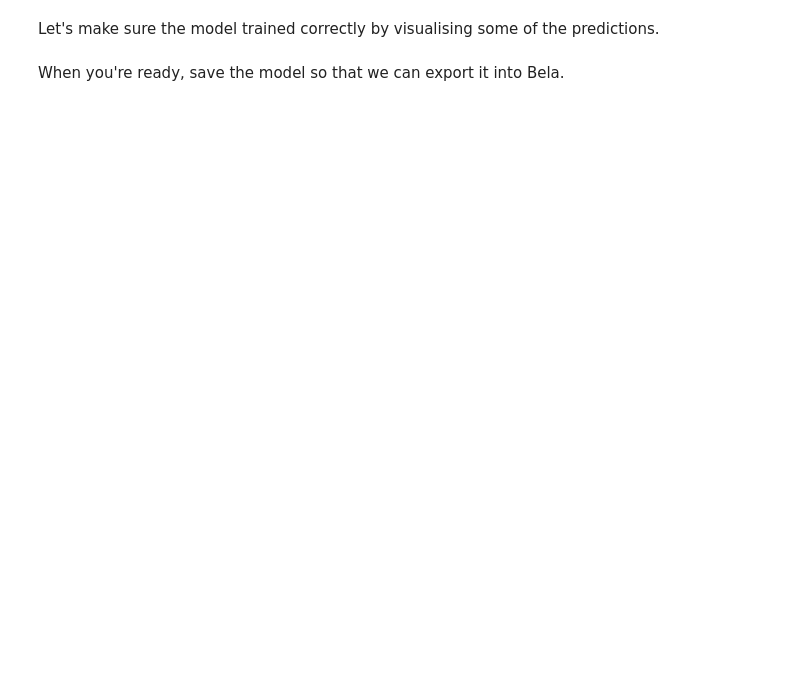
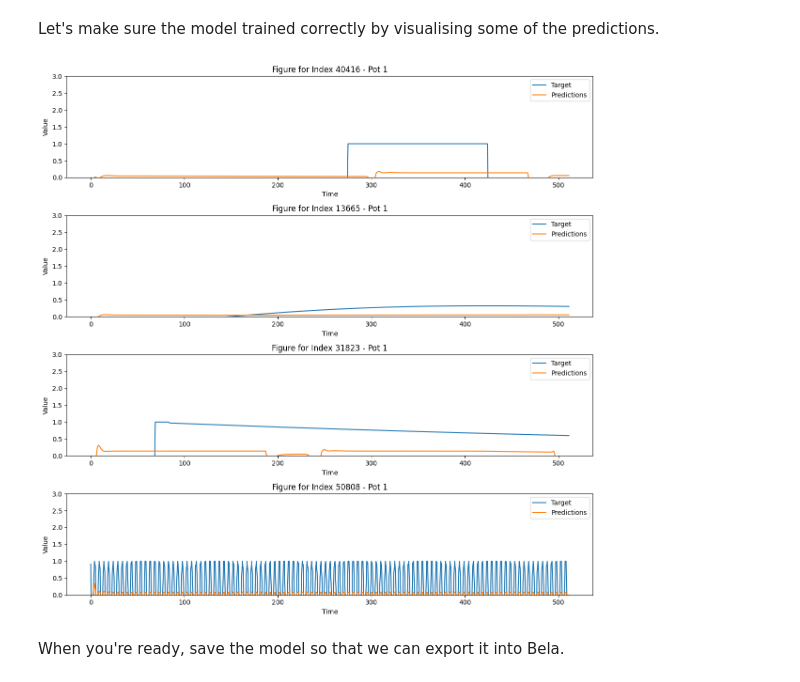
Before and after one commit to pelinski/hacklab-pybela, a Jupyter notebook: pipeline.ipynb, the cells around one changed output. Cells and saved outputs as stored; diff of their text form; code cells hidden in the pictures; blank space fills up the shorter version.

```diff
--- a/pipeline.ipynb
+++ b/pipeline.ipynb
@@ -28,3 +25,6 @@ import torch
 import torch.nn as nn
 import torch.nn.functional as F
 from torch.utils.data import Dataset, DataLoader
+# %%
+device = torch.device("cuda" if torch.cuda.is_available() else "cpu")
+device
@@ -145,7 +152,7 @@ plt.show()
 Now we are ready to train our model.
 We can generate a pytorch compatible dataset using the `SensorDataset` class. This class divides the data you recorded previously in sequences of 512 values.
 # %%
-seq_len = 2048
+seq_len = 512
 batch_size = 32
 target_windows = 1
 
@@ -162,12 +169,13 @@ class AudioDataset(Dataset):
 
         sequences = torch.FloatTensor([data[i:i+seq_len] for i in range(0, len(data), seq_len)])
 
-        self.inputs = sequences[:-target_windows].to(self.device)
+        self.inputs = sequences[:-target_windows]
+        self.inputs = self.inputs.unsqueeze(2).to(self.device) # add feature dim
         outputs=[]
         for idx in range(1, len(sequences)-target_windows+1):
             tgt_seq =sequences[idx:target_windows+idx].flatten()
             outputs.append(tgt_seq)
-        self.outputs = torch.stack(outputs).to(self.device)
+        self.outputs = torch.stack(outputs).unsqueeze(2).to(self.device)
 
     def __len__(self):
         return len(self.inputs)
@@ -270,7 +308,7 @@ device = torch.device("cuda" if torch.cuda.is_available() else "cpu")
 optimizer = torch.optim.Adam(model.parameters(), lr=0.001)
 criterion = torch.nn.MSELoss(reduction='mean')
 
-epochs = 50
+epochs = 10
 
 print("Running on device: {}".format(device))
 
@@ -316,38 +378,34 @@ Let's make sure the model trained correctly by visualising some of the predictio
 # %%
 # Select random indexes for plotting
 num_examples = 4
 random_indexes = np.random.choice(len(dataset), size=num_examples, replace=False)
 
 # Calculate the number of rows for the subplots
 num_rows = num_examples
 
 # Set up subplots
-fig, axes = plt.subplots(num_rows, 2, figsize=(12, 3 * num_rows))
+fig, axes = plt.subplots(num_rows, 1, figsize=(12, 3 * num_rows))
 
 # Loop through random indexes and plot predictions
 for idx, ax_row in zip(random_indexes, axes):
     input, target = dataset.__getitem__(idx)
     output = model(input.unsqueeze(0))
 
     # Plot for the first dimension in the first column
-    ax_row[0].plot(target[:, 0].detach().cpu(), label='Target')
-    ax_row[0].plot(output[0, :, 0].detach().cpu(), label='Predictions')
-    ax_row[0].set_xlabel('Time')
-    ax_row[0].set_ylabel('Value')
-    ax_row[0].legend()
-    ax_row[0].set_ylim(0, 3)
-    ax_row[0].set_title(f'Figure for Index {idx} - Pot 1')
+    ax_row.plot(target[:, 0].detach().cpu(), label='Target')
+    ax_row.plot(output[0, :, 0].detach().cpu(), label='Predictions')
+    ax_row.set_xlabel('Time')
+    ax_row.set_ylabel('Value')
+    ax_row.legend()
+    ax_row.set_ylim(0, 3)
+    ax_row.set_title(f'Figure for Index {idx} - Pot 1')
 
-    # Plot for the second dimension in the second column
-    ax_row[1].plot(target[:, 1].detach().cpu(), label='Target')
-    ax_row[1].plot(output[0, :, 1].detach().cpu(), label='Prediction')
-    ax_row[1].set_xlabel('Time')
-    ax_row[1].set_ylabel('Value')
-    ax_row[1].legend()
-    ax_row[1].set_title(f'Figure for Index {idx} - Pot 2')
+
 
 plt.tight_layout()
 plt.show()
+# %% [output]
+[figure, added]
 # %% [markdown]
 When you're ready, save the model so that we can export it into Bela.
 # %%
```
Also changed, not shown: parts of 13 cells of this notebook, 2 other files.
